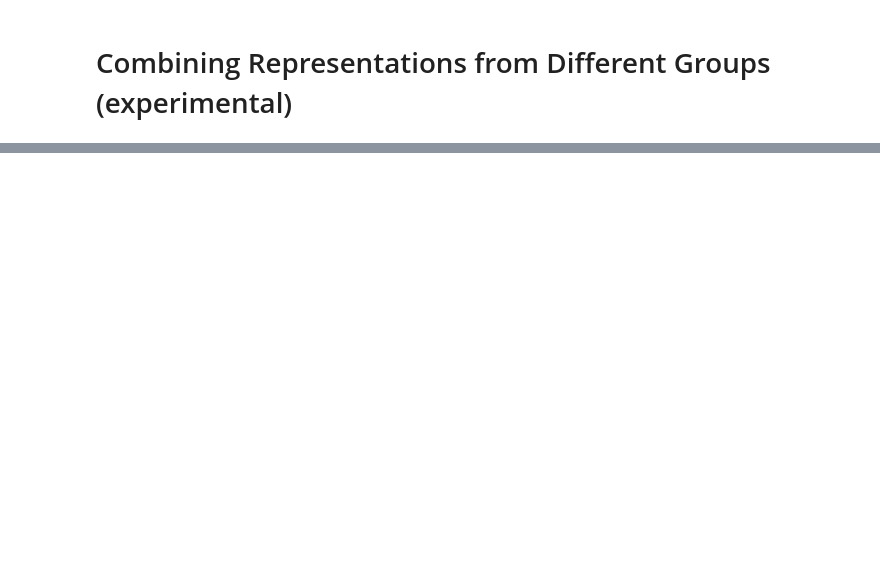
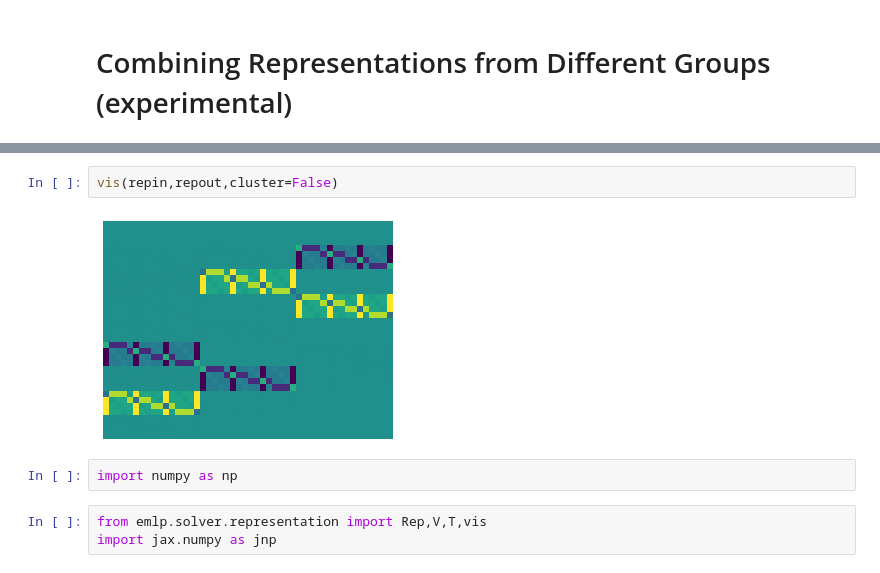
Before and after one commit to mfinzi/equivariant-MLP, a Jupyter notebook: docs/notebooks/mixed_tensors.ipynb, the cells around one changed output, grey strips where cells are left out. Saved outputs shown, nothing was run; the diff lists cells and outputs as text; blank space fills up the shorter version.

```diff
--- a/docs/notebooks/mixed_tensors.ipynb
+++ b/docs/notebooks/mixed_tensors.ipynb
@@ -23,0 +23,9 @@ V³_S(4)⊗V³_SO(3)
+# %%
+vis(repin,repout,cluster=False)
+# %% [output]
+[figure, added]
+# %%
+import numpy as np
+# %%
+from emlp.solver.representation import Rep,V,T,vis
+import jax.numpy as jnp
```
Also changed, not shown: parts of 33 cells of this notebook, 5 other files.
